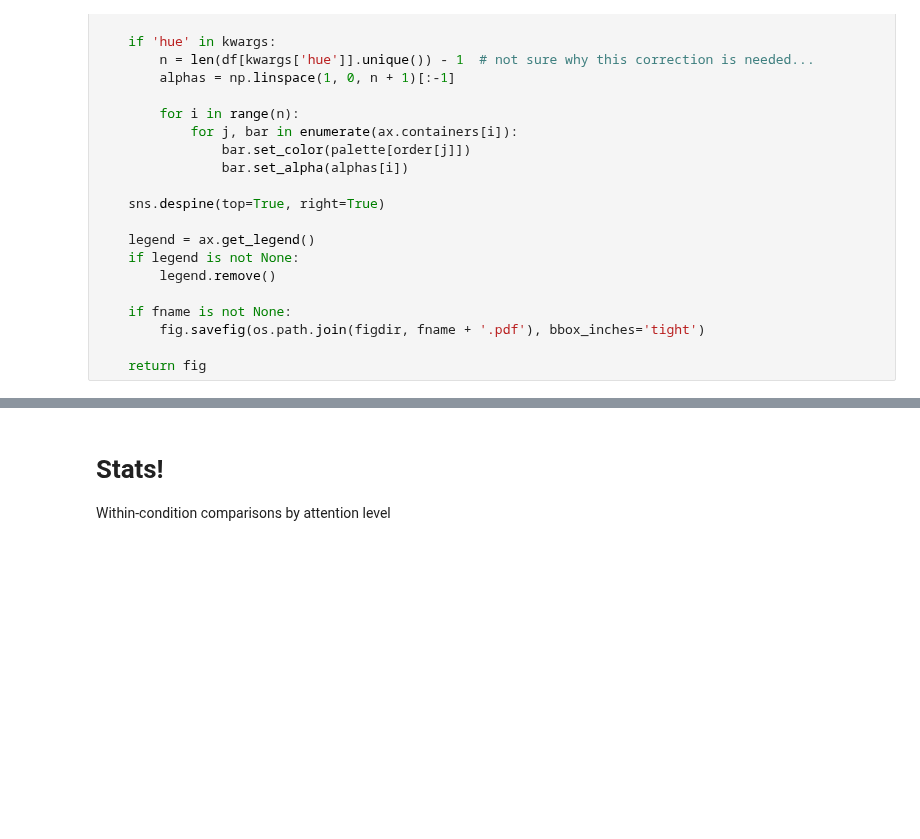
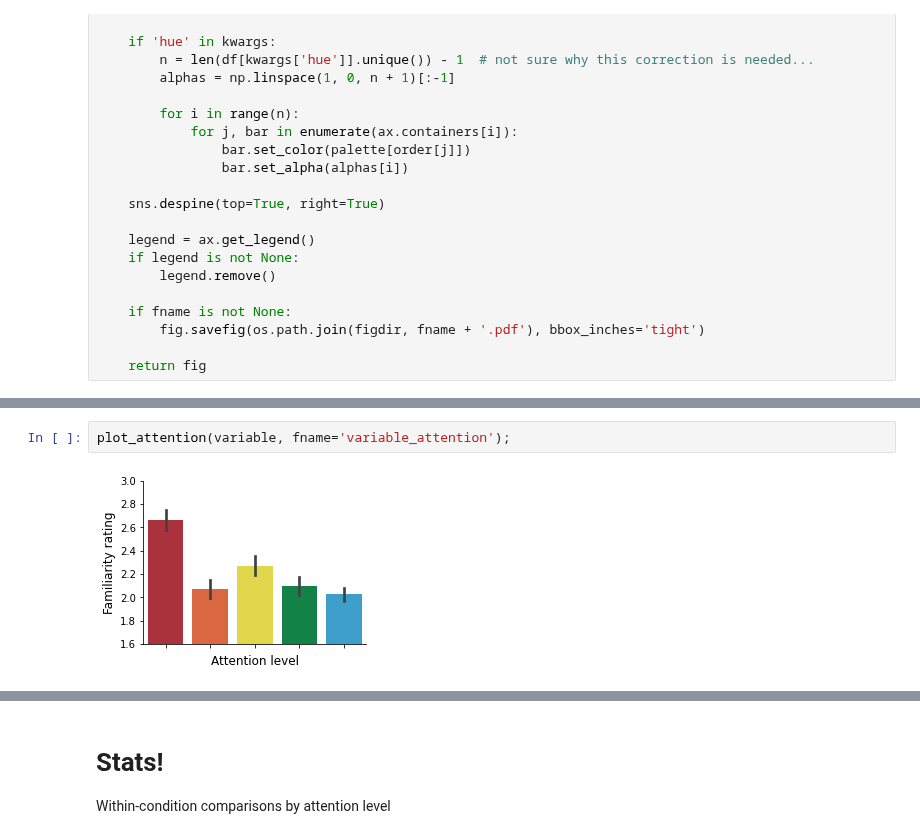
Before and after one commit to jeremymanning/attention-memory-task, a Jupyter notebook: code/data_loader.ipynb, the cells around one changed output, grey strips where cells are left out. Drawn from its saved outputs; the diff is of its cells as text; blank space fills up the shorter version.

```diff
--- a/code/data_loader.ipynb
+++ b/code/data_loader.ipynb
@@ -551,0 +588,4 @@ def plot_attention(df, fname=None, palette=attention_colors, ylim=[1.6, 3], **kw
+# %%
+plot_attention(variable, fname='variable_attention');
+# %% [output]
+[figure, added]
```
Also changed, not shown: parts of 25 cells of this notebook, 10 other files.
